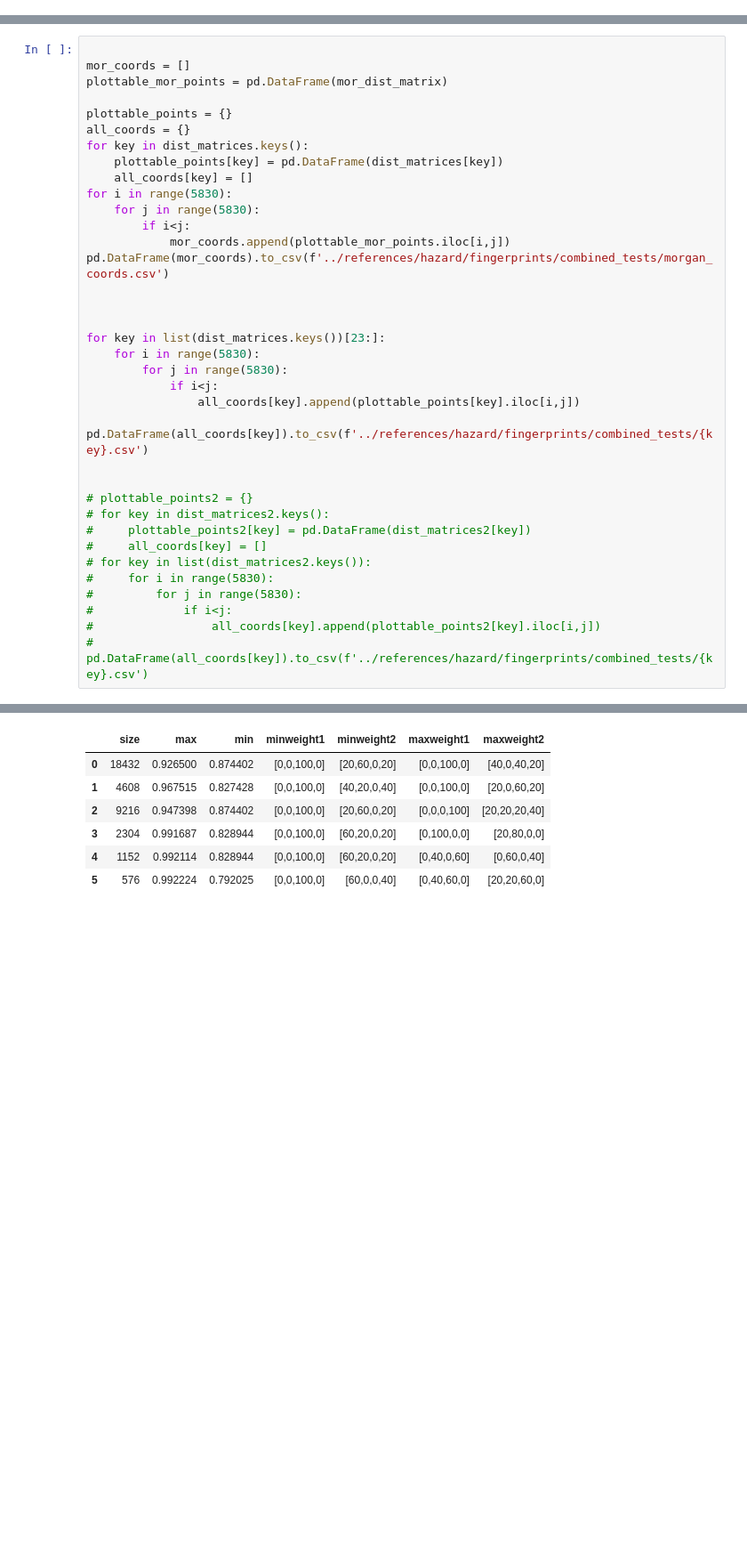
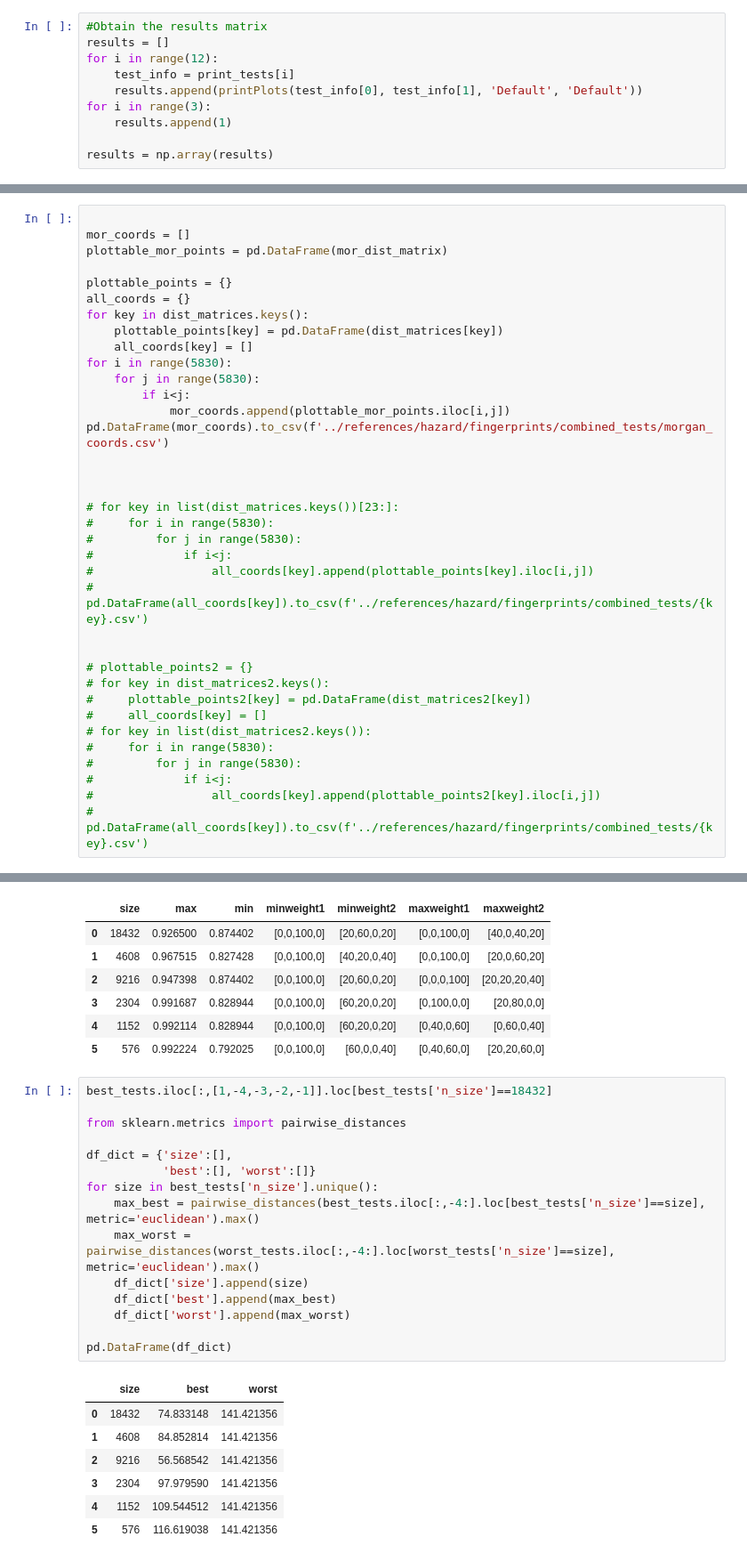
Before and after one commit to patlewig/genra-hybrid, a Jupyter notebook: notebooks/10-ajl-fingerprint_analysis.ipynb, the cells around one changed output, grey strips where cells are left out. Shown at 89% size. Drawn from its saved outputs; the diff is of its cells as text; blank space fills up the shorter version.

Commit message:
Notebooks update and Kennard-Stone data push

```diff
--- a/notebooks/10-ajl-fingerprint_analysis.ipynb
+++ b/notebooks/10-ajl-fingerprint_analysis.ipynb
@@ -140,0 +167,10 @@ def printPlots(print1, print2, print1_name, print2_name):
+# %%
+#Obtain the results matrix
+results = []
+for i in range(12):
+    test_info = print_tests[i]
+    results.append(printPlots(test_info[0], test_info[1], 'Default', 'Default'))
+for i in range(3):
+    results.append(1)
+
+results = np.array(results)
@@ -841,12 +935,12 @@ pd.DataFrame(mor_coords).to_csv(f'../references/hazard/fingerprints/combined_tes
 
 
 
-for key in list(dist_matrices.keys())[23:]:
-    for i in range(5830):
-        for j in range(5830):
-            if i<j:
-                all_coords[key].append(plottable_points[key].iloc[i,j])
-    pd.DataFrame(all_coords[key]).to_csv(f'../references/hazard/fingerprints/combined_tests/{key}.csv')
+# for key in list(dist_matrices.keys())[23:]:
+#     for i in range(5830):
+#         for j in range(5830):
+#             if i<j:
+#                 all_coords[key].append(plottable_points[key].iloc[i,j])
+#     pd.DataFrame(all_coords[key]).to_csv(f'../references/hazard/fingerprints/combined_tests/{key}.csv')
 
 
 # plottable_points2 = {}
@@ -1043,3 +1141,26 @@ pd.DataFrame(results)
 | 3 | 2304 | 0.991687 | 0.828944 | [0,0,100,0] | [60,20,0,20] | [0,100,0,0] | [20,80,0,0] |
 | 4 | 1152 | 0.992114 | 0.828944 | [0,0,100,0] | [60,20,0,20] | [0,40,0,60] | [0,60,0,40] |
 | 5 | 576 | 0.992224 | 0.792025 | [0,0,100,0] | [60,0,0,40] | [0,40,60,0] | [20,20,60,0] |
+# %%
+best_tests.iloc[:,[1,-4,-3,-2,-1]].loc[best_tests['n_size']==18432]
+
+from sklearn.metrics import pairwise_distances
+
+df_dict = {'size':[],
+           'best':[], 'worst':[]}
+for size in best_tests['n_size'].unique():
+    max_best = pairwise_distances(best_tests.iloc[:,-4:].loc[best_tests['n_size']==size], metric='euclidean').max()
+    max_worst = pairwise_distances(worst_tests.iloc[:,-4:].loc[worst_tests['n_size']==size], metric='euclidean').max()
+    df_dict['size'].append(size)
+    df_dict['best'].append(max_best)
+    df_dict['worst'].append(max_worst)
+
+pd.DataFrame(df_dict)
+# %% [output]
+|  | size | best | worst |
+| 0 | 18432 | 74.833148 | 141.421356 |
+| 1 | 4608 | 84.852814 | 141.421356 |
+| 2 | 9216 | 56.568542 | 141.421356 |
+| 3 | 2304 | 97.979590 | 141.421356 |
+| 4 | 1152 | 109.544512 | 141.421356 |
+| 5 | 576 | 116.619038 | 141.421356 |
```
Also changed, not shown: parts of 14 cells of this notebook, 9 other files.
